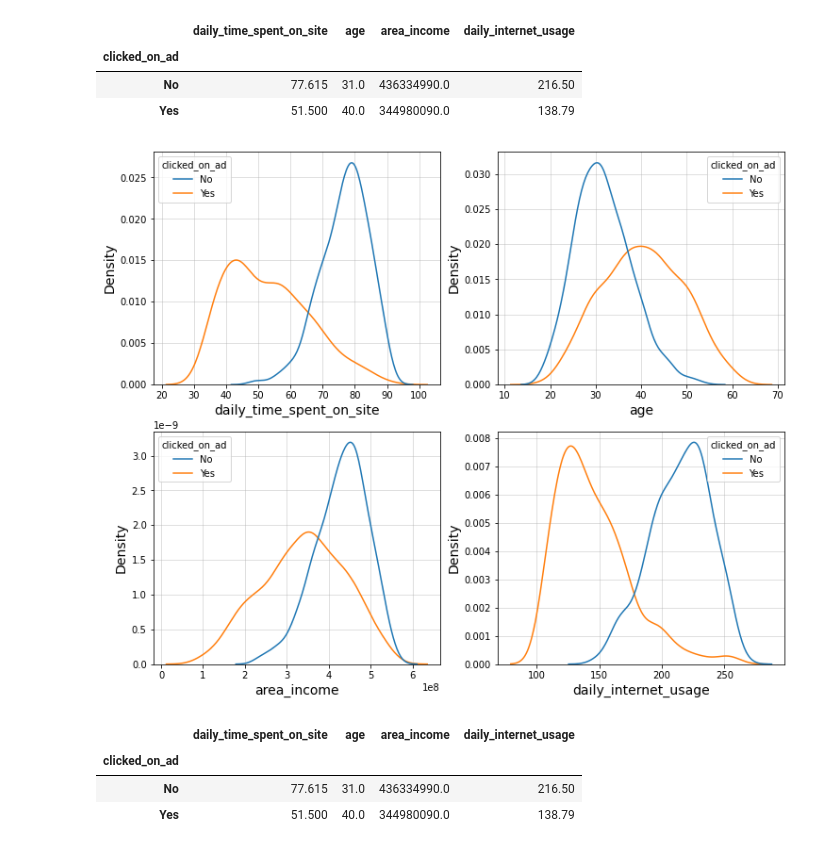
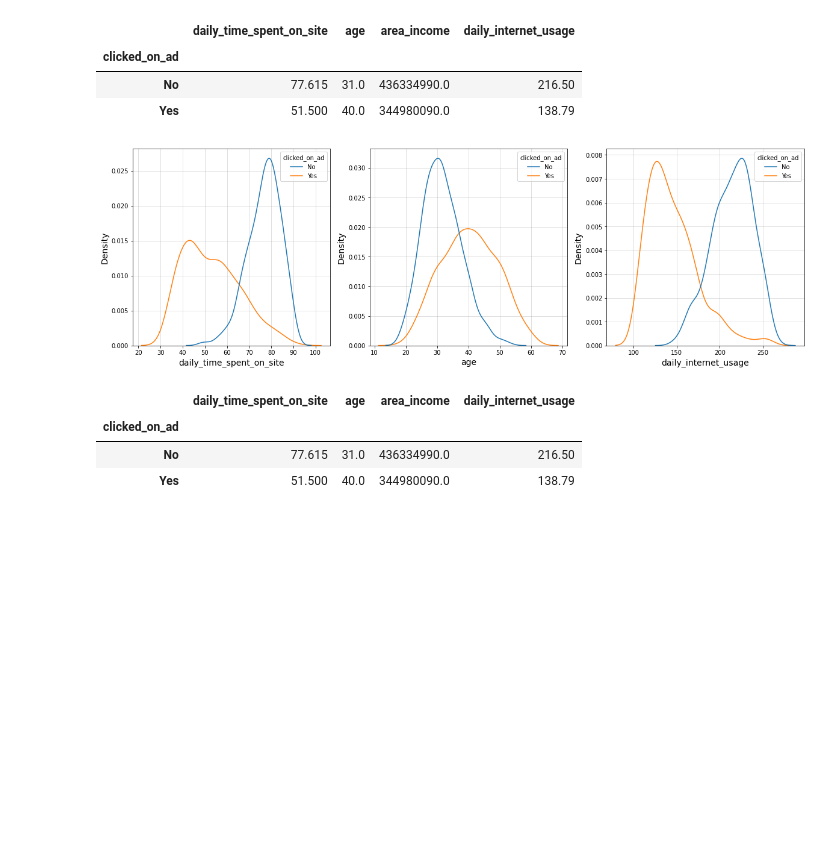
Before and after one commit to irfan-fadhlurrahman/clicked-ads-prediction, a Jupyter notebook: notebook/source_code.ipynb, the cells around one changed output. Cells and saved outputs as stored; diff of their text form; code cells hidden in the pictures; blank space fills up the shorter version.

```diff
--- a/notebook/source_code.ipynb
+++ b/notebook/source_code.ipynb
@@ -70,3 +93,14 @@ df[numerical].describe().round(2).T
 Dari nilai **mean** dan **median** dapat diperkirakan distribusi dari suatu feature. Berikut ini kemungkinan distribusi setiap feature.
 * **daily_time_spent_on_site** dan **area_income** memiliki distribusi **skewed** karena perbedaan nilai mean dan median yang agak jauh.
 * **age** dan **daily_internet_usage** memiliki distribusi mendekati **normal** karena perbedaan nilai mean dan median dekat.
+# %%
+plt.figure(figsize=(12,10))
+for i, col in enumerate(numerical):
+    plt.subplot(2, 2, i+1)
+    sns.kdeplot(x=df[col])
+    plt.xlabel(col, fontsize=14)
+    plt.ylabel('Density', fontsize=14)
+    plt.grid(axis='x', alpha=0.5)
+    plt.grid(axis='y', alpha=0.5)
+
+plt.show()
@@ -103,21 +138,21 @@ df.groupby('clicked_on_ad').agg({
 | No | 77.615 | 31.0 | 436334990.0 | 216.50 |
 | Yes | 51.500 | 40.0 | 344980090.0 | 138.79 |
 # %%
-plt.figure(figsize=(12,10))
-for i, col in enumerate(numerical):
-    plt.subplot(2, 2, i+1)
+plt.figure(figsize=(20,6))
+for i, col in enumerate(['daily_time_spent_on_site', 'age', 'daily_internet_usage']):
+    plt.subplot(1, 3, i+1)
     sns.kdeplot(
         x=df[col],
         hue=df['clicked_on_ad'],
     )
     plt.xlabel(col, fontsize=14)
     plt.ylabel('Density', fontsize=14)
     plt.grid(axis='x', alpha=0.5)
     plt.grid(axis='y', alpha=0.5)
 
 plt.show()
 # %% [output]
-[figure, old version]
+[figure, new version]
 # %%
 df.groupby('clicked_on_ad').agg({
     'daily_time_spent_on_site': 'median',
```
Also changed, not shown: parts of 66 cells of this notebook.
